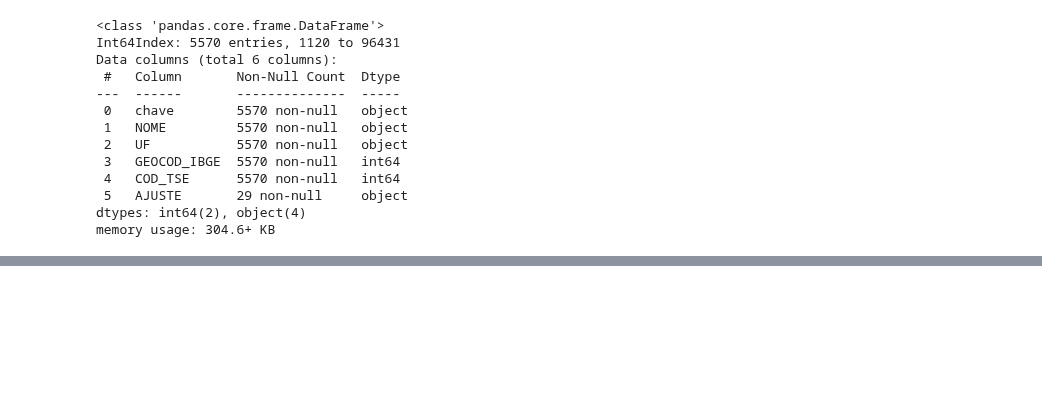
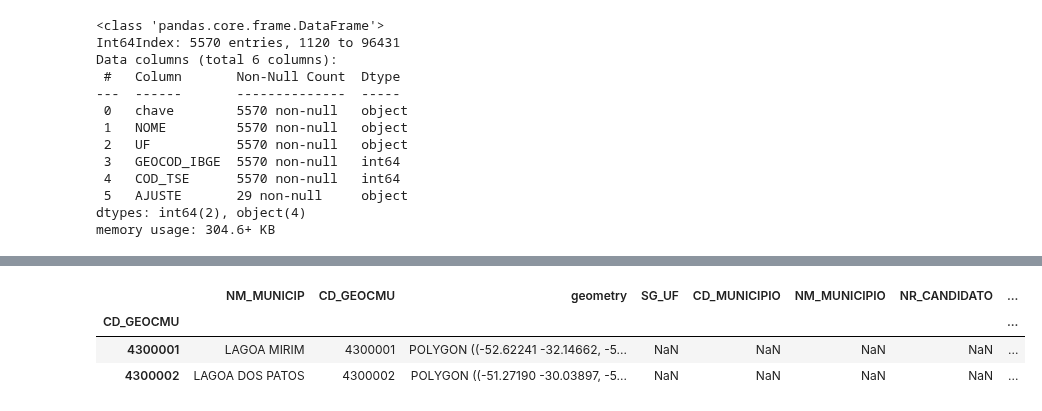
Before and after one commit to V1L3La/Learning-An-lise-de-Dados-em-Python, a Jupyter notebook: Mapa_das_Eleições_de_2018.ipynb, the cells around one changed output, grey strips where cells are left out. Saved outputs shown, nothing was run; the diff lists cells and outputs as text; code cells hidden in the pictures; blank space fills up the shorter version.

```diff
--- a/Mapa_das_Eleições_de_2018.ipynb
+++ b/Mapa_das_Eleições_de_2018.ipynb
@@ -600,0 +622,9 @@ df_mapa_novo.head().T
+# %%
+# (6)
+# Descobrir os 2 municipios a mais no mapa
+df_mapa_novo[df_mapa_novo['NR_CANDIDATO'].isnull()]
+# %% [output]
+|  | NM_MUNICIP | CD_GEOCMU | geometry | SG_UF | CD_MUNICIPIO | NM_MUNICIPIO | NR_CANDIDATO | ... |
+| CD_GEOCMU |  |  |  |  |  |  |  | ... |
+| 4300001 | LAGOA MIRIM | 4300001 | POLYGON ((-52.62241 -32.14662, -5... | NaN | NaN | NaN | NaN | ... |
+| 4300002 | LAGOA DOS PATOS | 4300002 | POLYGON ((-51.27190 -30.03897, -5... | NaN | NaN | NaN | NaN | ... |
```
Also changed, not shown: parts of 29 cells of this notebook.
